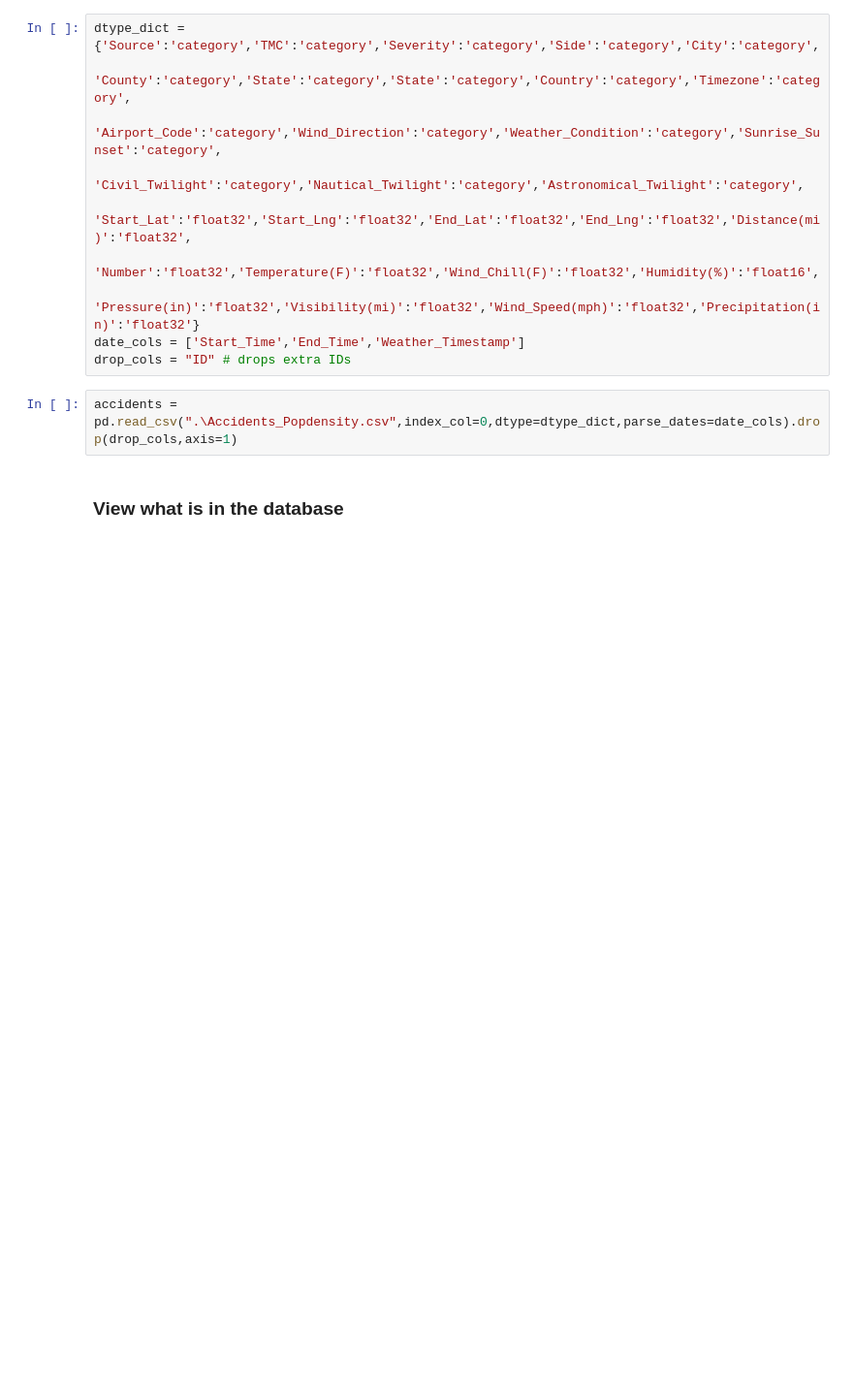
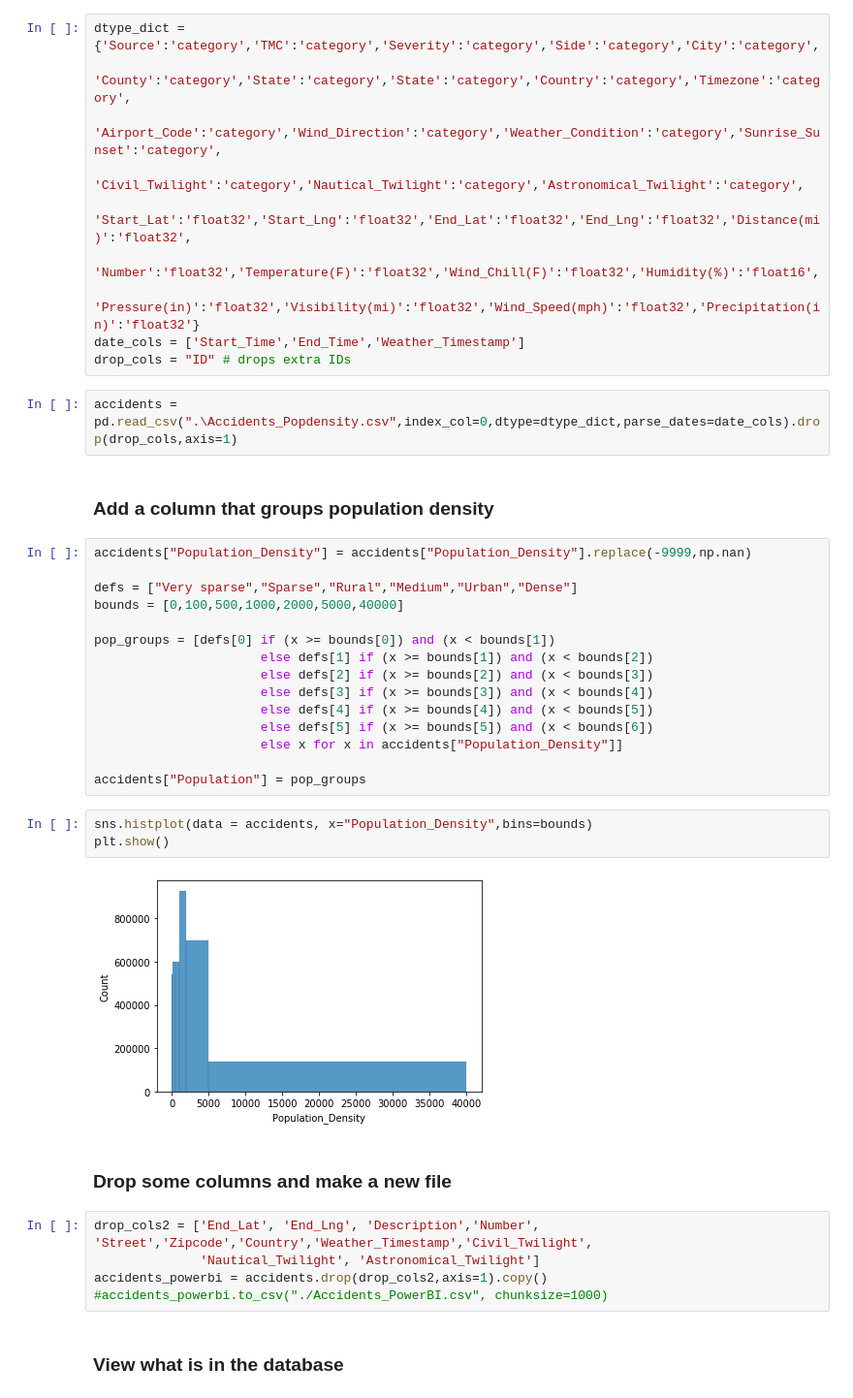
Before and after one commit to AdriaanGroot/WorkingTalent, a Jupyter notebook: AccidentAnalysis.ipynb, the cells around one changed output. Shown at 97% size. Cells and saved outputs as stored; diff of their text form; blank space fills up the shorter version.

Commit message:
bins for population

```diff
--- a/AccidentAnalysis.ipynb
+++ b/AccidentAnalysis.ipynb
@@ -27,6 +28,35 @@ date_cols = ['Start_Time','End_Time','Weather_Timestamp']
 drop_cols = "ID" # drops extra IDs
 # %%
 accidents = pd.read_csv(".\Accidents_Popdensity.csv",index_col=0,dtype=dtype_dict,parse_dates=date_cols).drop(drop_cols,axis=1)
+# %% [markdown]
+### Add a column that groups population density
+# %%
+accidents["Population_Density"] = accidents["Population_Density"].replace(-9999,np.nan)
+
+defs = ["Very sparse","Sparse","Rural","Medium","Urban","Dense"]
+bounds = [0,100,500,1000,2000,5000,40000]
+
+pop_groups = [defs[0] if (x >= bounds[0]) and (x < bounds[1])
+                      else defs[1] if (x >= bounds[1]) and (x < bounds[2])
+                      else defs[2] if (x >= bounds[2]) and (x < bounds[3])
+                      else defs[3] if (x >= bounds[3]) and (x < bounds[4])
+                      else defs[4] if (x >= bounds[4]) and (x < bounds[5])
+                      else defs[5] if (x >= bounds[5]) and (x < bounds[6])
+                      else x for x in accidents["Population_Density"]]
+
+accidents["Population"] = pop_groups
+# %%
+sns.histplot(data = accidents, x="Population_Density",bins=bounds)
+plt.show()
+# %% [output]
+[figure, added]
+# %% [markdown]
+### Drop some columns and make a new file
+# %%
+drop_cols2 = ['End_Lat', 'End_Lng', 'Description','Number', 'Street','Zipcode','Country','Weather_Timestamp','Civil_Twilight',
+              'Nautical_Twilight', 'Astronomical_Twilight']
+accidents_powerbi = accidents.drop(drop_cols2,axis=1).copy()
+#accidents_powerbi.to_csv("./Accidents_PowerBI.csv", chunksize=1000)
 # %% [markdown]
 ### View what is in the database
 # %%
```
Also changed, not shown: parts of 1 cell of this notebook.
